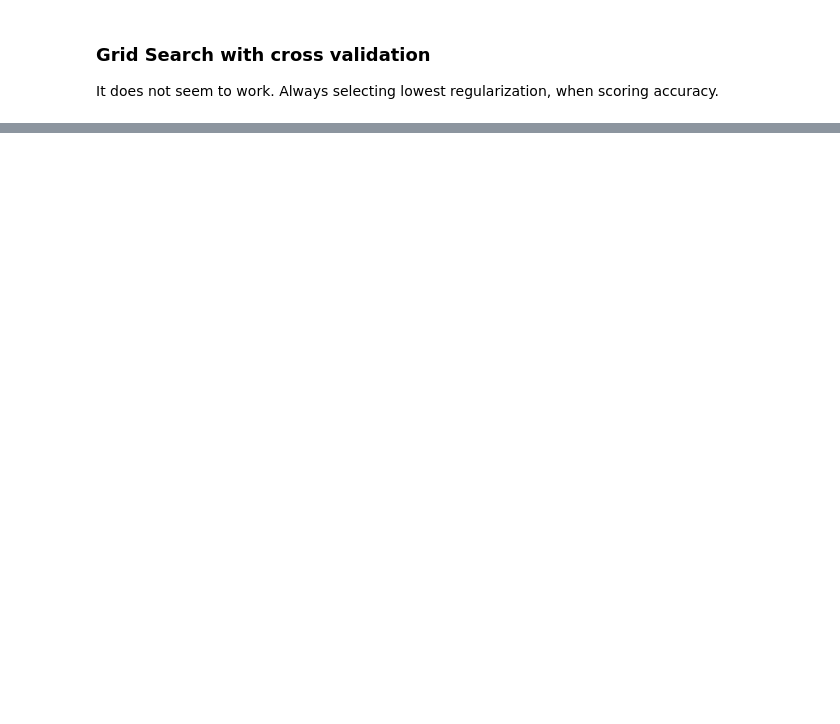
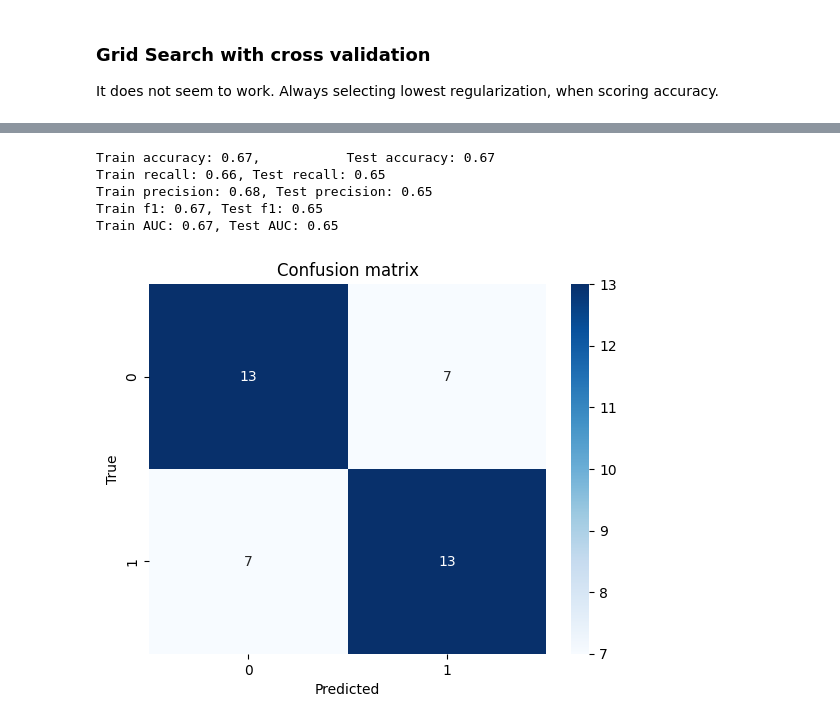
Before and after one commit to Wotaker/masters-thesis, a Jupyter notebook: master_thesis/notebooks/embedd_networks.ipynb, the cells around one changed output, grey strips where cells are left out. Saved outputs shown, nothing was run; the diff lists cells and outputs as text; code cells hidden in the pictures; blank space fills up the shorter version.

```diff
--- a/master_thesis/notebooks/embedd_networks.ipynb
+++ b/master_thesis/notebooks/embedd_networks.ipynb
@@ -88,4 +74,0 @@ for i, ax in zip(indices, axes.flatten()):
-# %%
-model_2D = Graph2Vec(dimensions=2, wl_iterations=2, epochs=200, seed=SEED, workers=1)
-model_2D.fit(dataset)
-plot_embeddings(model_2D.get_embedding(), labels)
@@ -94,4 +74,0 @@ plot_embeddings(model_2D.get_embedding(), labels)
-# %%
-model_2D = Graph2Vec(dimensions=2, wl_iterations=2, epochs=200, seed=SEED)
-model_2D.fit(dataset)
-plot_embeddings(model_2D.get_embedding(), labels)
@@ -102,7 +79,5 @@ plot_embeddings(model_2D.get_embedding(), labels)
 # %%
-HIDDEN_DIM = 16
-
-model = Graph2Vec(dimensions=HIDDEN_DIM, wl_iterations=2, epochs=200)
+model = Graph2Vec(dimensions=EMBEDDING_HIDDEN_DIM, wl_iterations=2, epochs=200, seed=SEED, workers=1)
 model.fit(dataset)
 embeddings = model.get_embedding()
 # %% [markdown]
@@ -148,0 +91,2 @@ Ratio of positive samples in test: 0.5
+# %%
+X_train, y_train, X_test, y_test = balance_split_dataset(embeddings, labels, half_test_size=20, verbose=True)
@@ -188,0 +127,15 @@ plot_confusion_matrix(y_test, y_test_hat)
+# %%
+# Fit Ridge classifier
+rc = RidgeClassifier(alpha=100.)
+rc.fit(X_train, y_train)
+y_train_hat, y_test_hat = rc.predict(X_train), rc.predict(X_test)
+
+# Evaluate
+evaluate(y_train, y_train_hat, y_test, y_test_hat)
+# %% [output]
+Train accuracy: 0.67,           Test accuracy: 0.67
+Train recall: 0.66, Test recall: 0.65
+Train precision: 0.68, Test precision: 0.65
+Train f1: 0.67, Test f1: 0.65
+Train AUC: 0.67, Test AUC: 0.65
+[figure, added]
```
Also changed, not shown: parts of 29 cells of this notebook, 5 other files.
